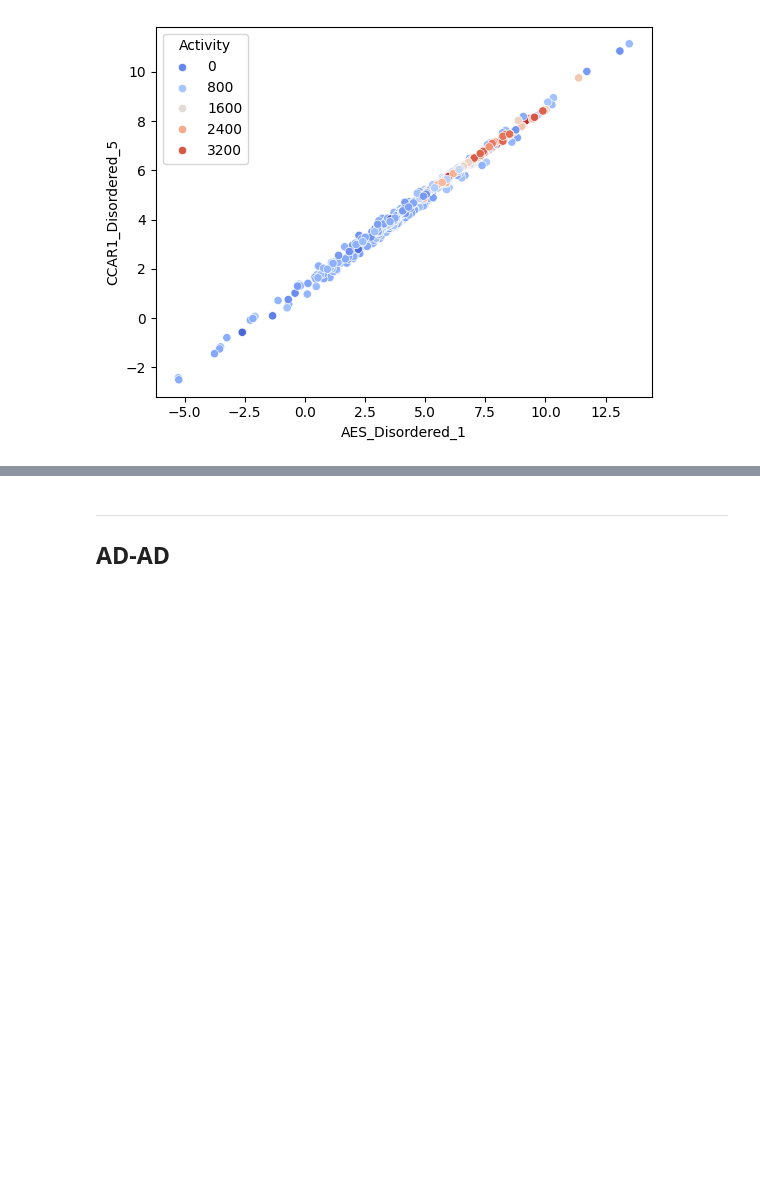
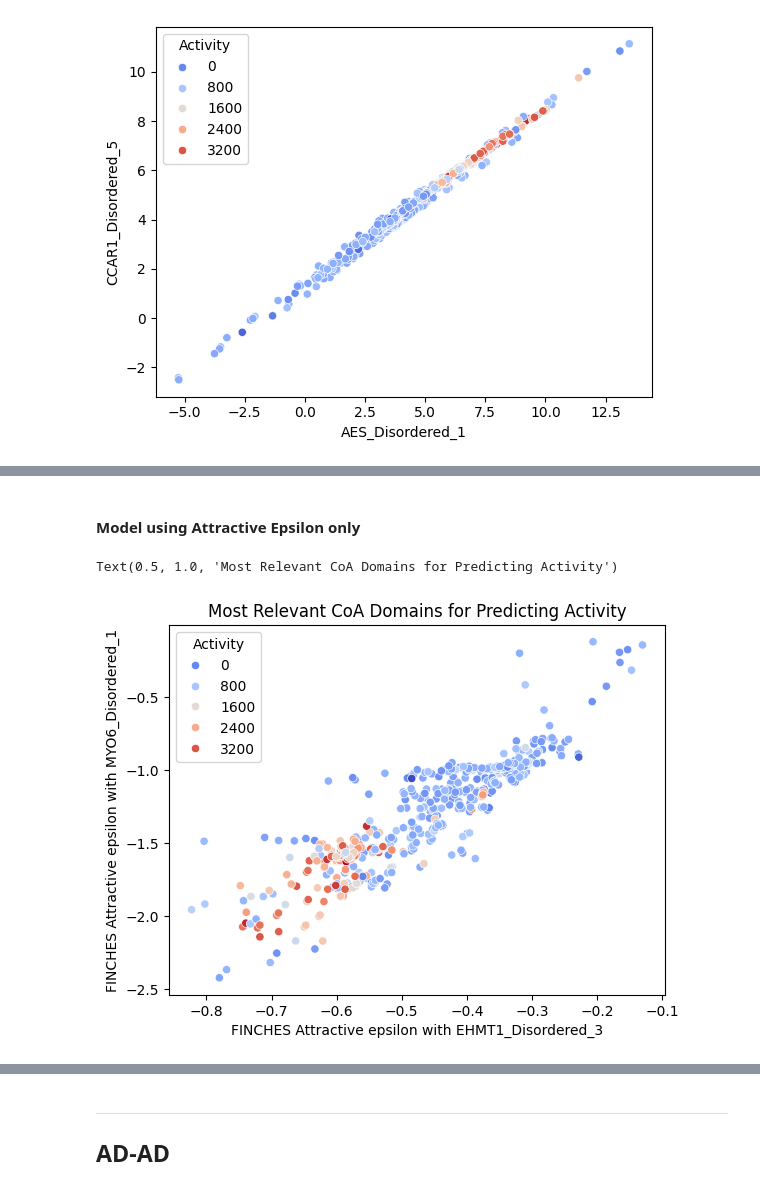
Before and after one commit to kinseylong/StallerRotation, a Jupyter notebook: finches_IDRs/staller5lib_analysis.ipynb, the cells around one changed output, grey strips where cells are left out. Saved outputs shown, nothing was run; the diff lists cells and outputs as text; code cells hidden in the pictures; blank space fills up the shorter version.

```diff
--- a/finches_IDRs/staller5lib_analysis.ipynb
+++ b/finches_IDRs/staller5lib_analysis.ipynb
@@ -167,0 +142,22 @@ most_important_TFs.sort_values("Number of annotations in top features", ascendin
+# %% [markdown]
+#### Model using Attractive Epsilon only
+# %%
+AD_coA_pivot_attractive = AD_coA_finches.fillna(0).pivot(index="Prot1", columns="Prot2", values="Attractive e (mf)")
+X = AD_coA_pivot_attractive[[x for x in AD_coA_pivot_attractive.columns.to_list() if "residues" not in x]]
+y = AD_library["Relative Activity"]
+kbestfeatures_attractive = SelectKBest(f_regression, k=2)
+
+bestfeatures_attractive = kbestfeatures_attractive.fit_transform(X, y)
+bestfeatures_labels_attractive = kbestfeatures_attractive.get_feature_names_out()
+
+X_new_df = pd.DataFrame(bestfeatures_attractive)
+X_new_df.columns = bestfeatures_labels_attractive
+X_new_df["Activity"] = y
+sns.scatterplot(data = X_new_df, x = X_new_df.columns[0], y = X_new_df.columns[1], hue = "Activity", palette="coolwarm")
+plt.xlabel("FINCHES Attractive epsilon with " + X_new_df.columns[0])
+plt.ylabel("FINCHES Attractive epsilon with " + X_new_df.columns[1])
+plt.title("Most Relevant CoA Domains for Predicting Activity")
+#plt.savefig("figures/staller5lib/scatterplot_feature_selection.png")
+# %% [output]
+Text(0.5, 1.0, 'Most Relevant CoA Domains for Predicting Activity')
+[figure, added]
```
Also changed, not shown: parts of 21 cells of this notebook, 7 other files.
